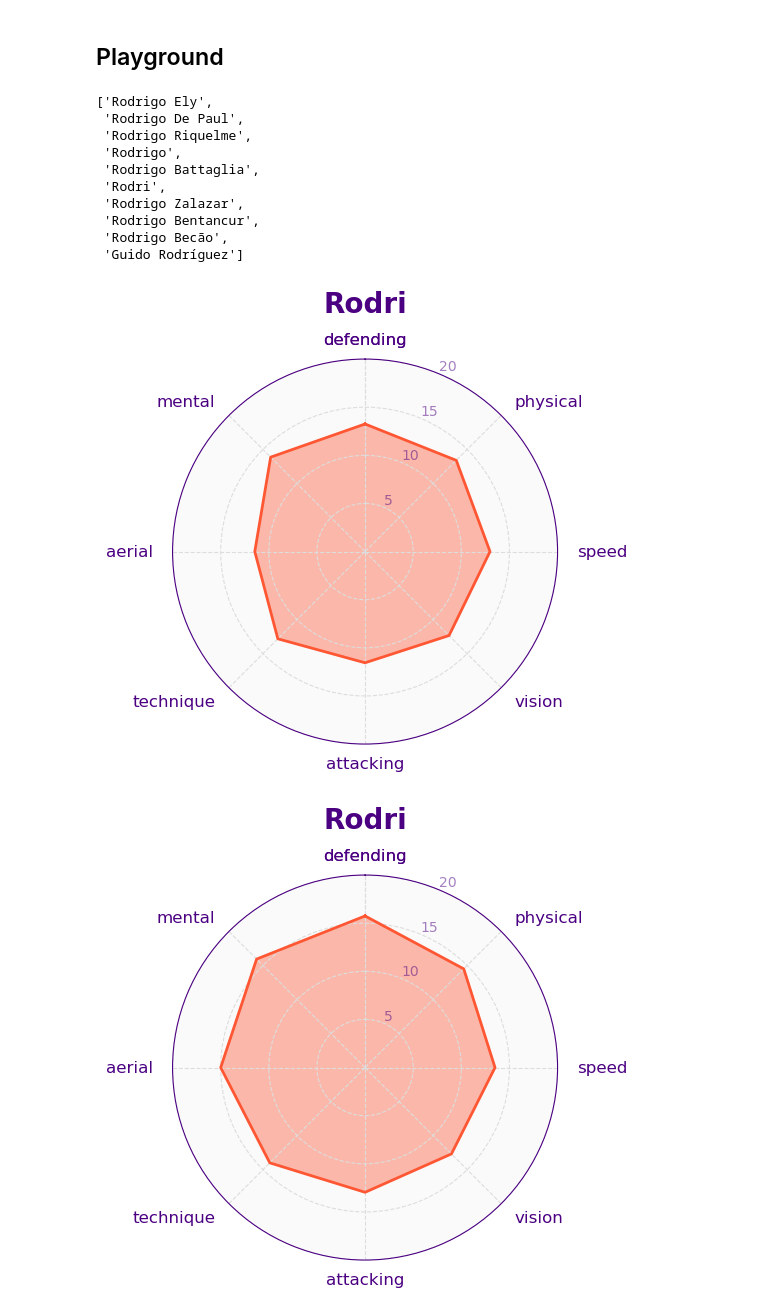
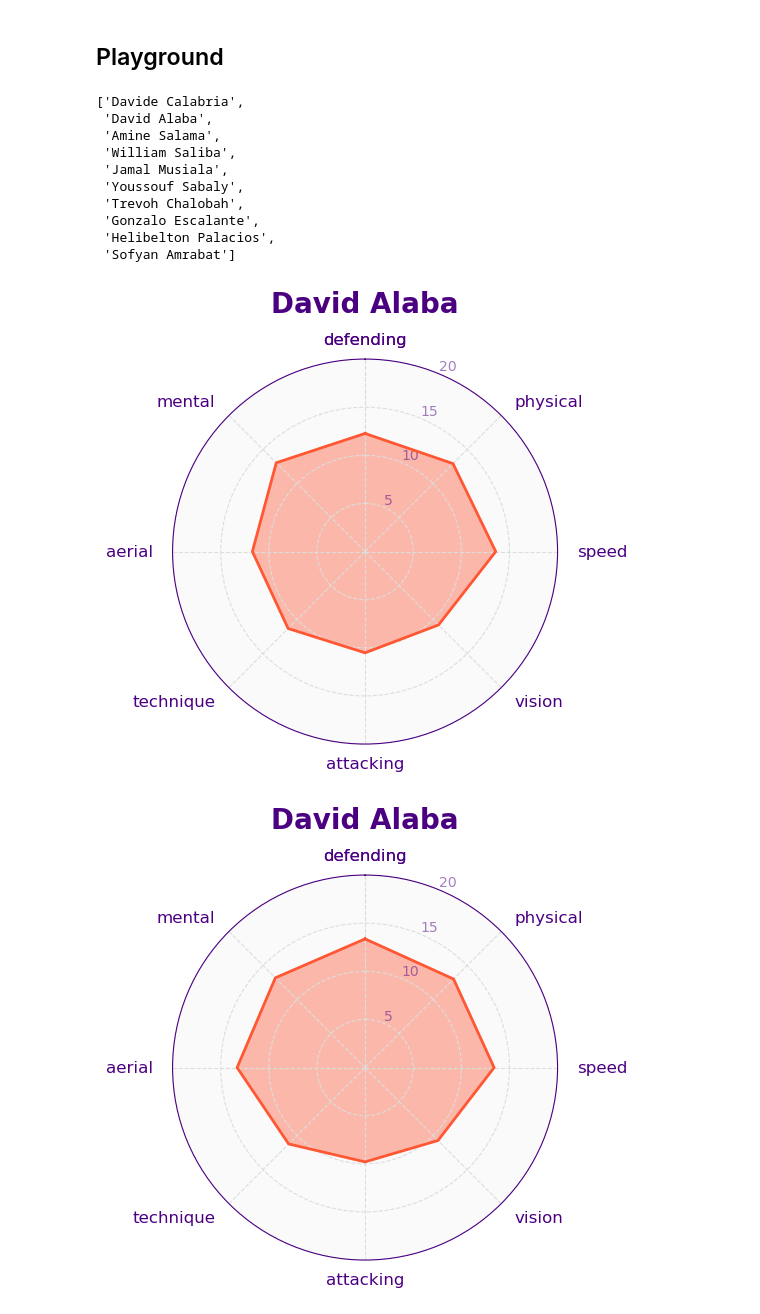
Before and after one commit to alibekk93/FM_skills_prediction, a Jupyter notebook: notebooks/04_MVPs.ipynb, the cells around one changed output. Drawn from its saved outputs; the diff is of its cells as text; code cells hidden in the pictures.

```diff
--- a/notebooks/04_MVPs.ipynb
+++ b/notebooks/04_MVPs.ipynb
@@ -214,35 +239,38 @@ def find_most_similar_strings(target, strings, n=5):
 # %%
-find_most_similar_strings('Rodri', X.index, n=10)
+find_most_similar_strings('alaba', playground_X_2022.index, n=10)
 # %% [output]
-['Rodrigo Ely',
- 'Rodrigo De Paul',
- 'Rodrigo Riquelme',
- 'Rodrigo',
- 'Rodrigo Battaglia',
- 'Rodri',
- 'Rodrigo Zalazar',
- 'Rodrigo Bentancur',
- 'Rodrigo Becão',
- 'Guido Rodríguez']
+['Davide Calabria',
+ 'David Alaba',
+ 'Amine Salama',
+ 'William Saliba',
+ 'Jamal Musiala',
+ 'Youssouf Sabaly',
+ 'Trevoh Chalobah',
+ 'Gonzalo Escalante',
+ 'Helibelton Palacios',
+ 'Sofyan Amrabat']
-# %%
-test_name = 'Rodri'
-
-model = etr
-
-predictions = model.predict(X.loc[[test_name]].values)
-
-test = pd.Series(predictions[0], index=y.columns)
-test['Name'] = test_name
-test = calculate_skill_nodes(test)
-plot_fm_radar(test, gk=False)
-# %% [output]
-[figure, removed]
-# %%
-real = y.loc[[test_name]].values
-
-test = pd.Series(real[0], index=y.columns)
-test['Name'] = test_name
-test = calculate_skill_nodes(test)
-plot_fm_radar(test, gk=False)
-# %% [output]
-[figure, removed]
+# %%
+test_name = 'David Alaba'
+
+model = mlp
+
+predictions_2022 = model.predict(playground_X_2022.loc[[test_name]].values)
+predictions_2022 = pd.Series(predictions_2022[0], index=FM_columns[2:])
+predictions_2022['Name'] = test_name
+predictions_2022_graph = calculate_skill_nodes(predictions_2022)
+plot_fm_radar(predictions_2022_graph, gk=False)
+
+predictions_2023 = model.predict(playground_X_2023.loc[[test_name]].values)
+predictions_2023 = pd.Series(predictions_2023[0], index=FM_columns[2:])
+predictions_2023['Name'] = test_name
+predictions_2023_graph = calculate_skill_nodes(predictions_2023)
+plot_fm_radar(predictions_2023_graph, gk=False)
+
+real = playground_y.loc[[test_name]].values
+real = pd.Series(real[0], index=FM_columns[2:])
+real['Name'] = test_name
+real_graph = calculate_skill_nodes(real)
+plot_fm_radar(real_graph, gk=False)
+# %% [output]
+[figure, added]
+[figure, added]
```
Also changed, not shown: parts of 23 cells of this notebook, 3 other files.
